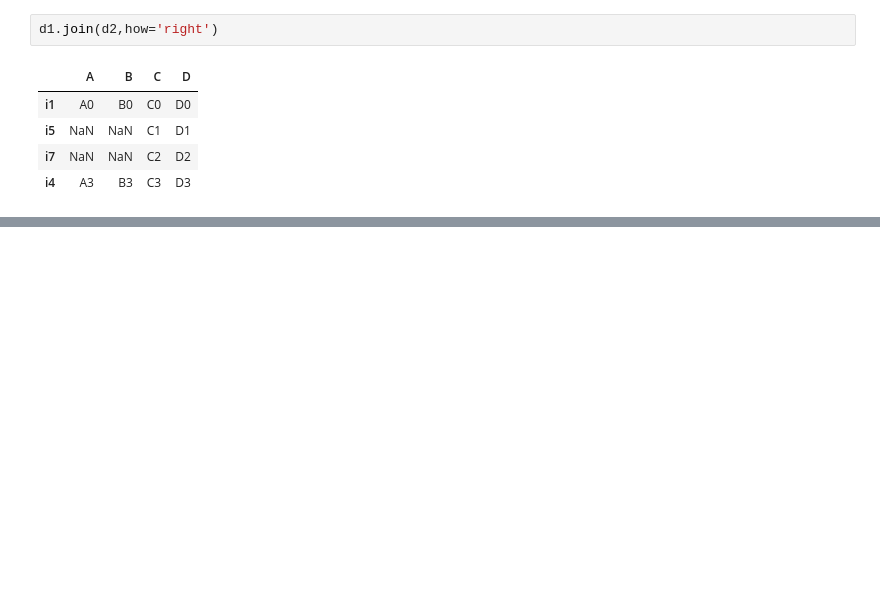
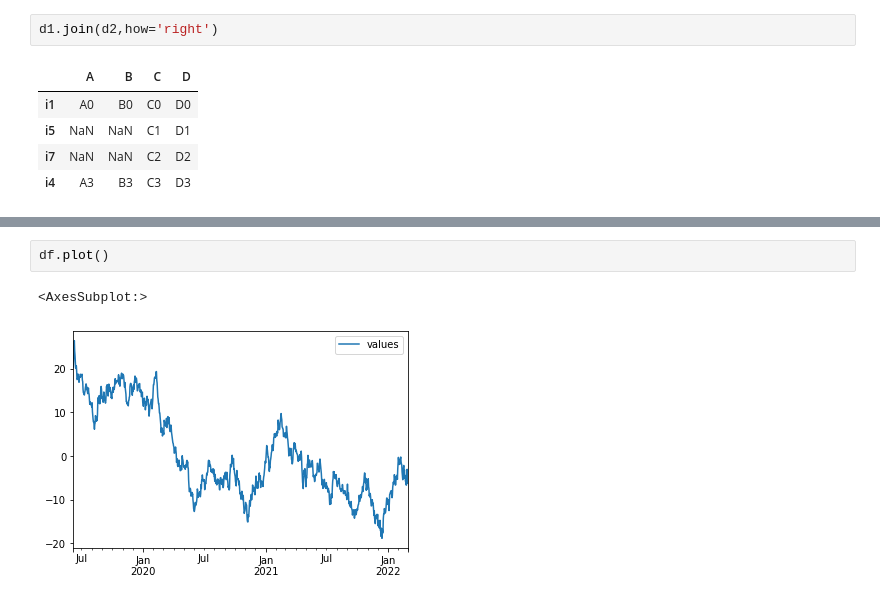
Before and after one commit to Prab1234/assignments, a Jupyter notebook: normal practise1.ipynb, the cells around one changed output, grey strips where cells are left out. Saved outputs shown, nothing was run; the diff lists cells and outputs as text; blank space fills up the shorter version.

```diff
--- a/normal practise1.ipynb
+++ b/normal practise1.ipynb
@@ -1920,0 +2254,5 @@ d1.join(d2,how='right')
+# %%
+df.plot()
+# %% [output]
+<AxesSubplot:>
+[figure, added]
```
Also changed, not shown: parts of 141 cells of this notebook.
